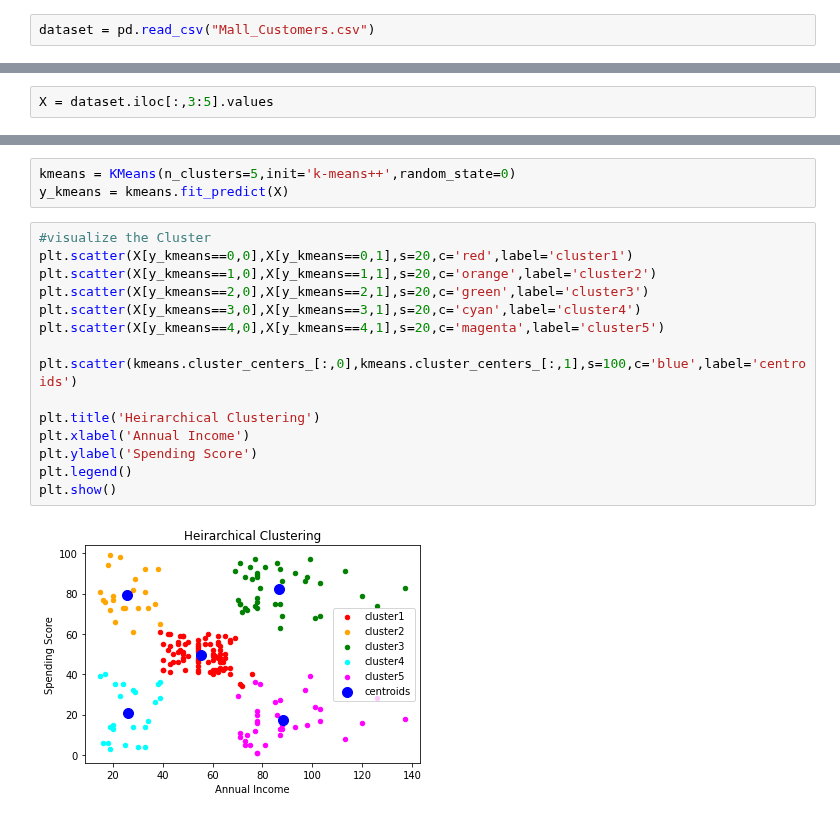
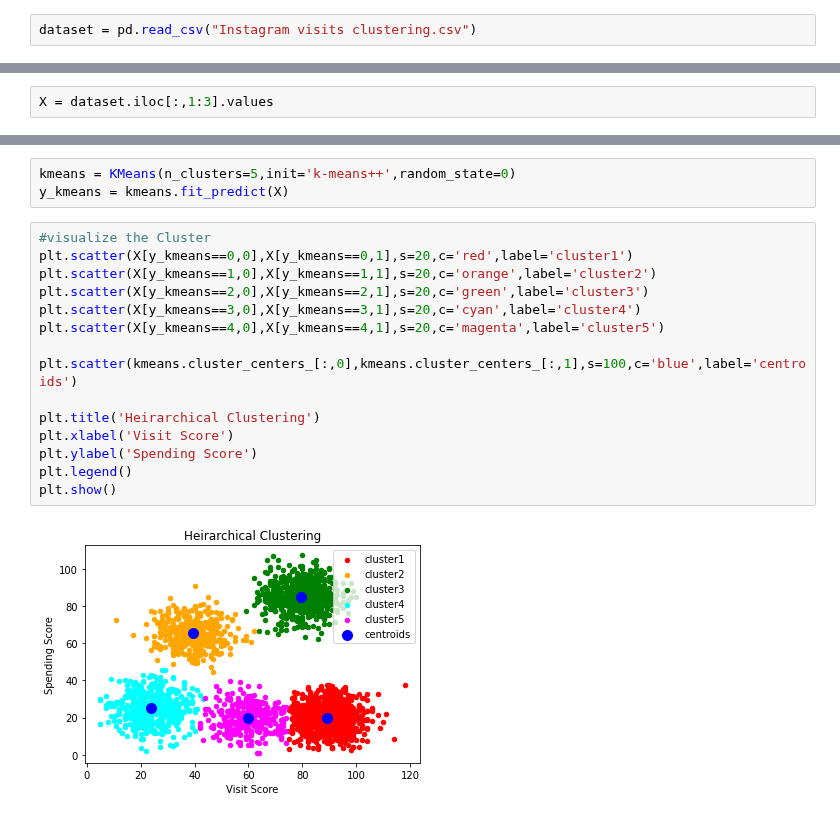
Before and after one commit to hbhalodia/Machine_learning_Algorithms, a Jupyter notebook: Individual_Dataset_KMeans/Individual_Dataset_Kmeans.ipynb, the cells around one changed output, grey strips where cells are left out. Cells and saved outputs as stored; diff of their text form.

```diff
--- a/Individual_Dataset_KMeans/Individual_Dataset_Kmeans.ipynb
+++ b/Individual_Dataset_KMeans/Individual_Dataset_Kmeans.ipynb
@@ -13,7 +13,7 @@ cd /content/drive/"My Drive/Colab Notebooks/K-meansClusteringDataset"
 # %% [output]
 /content/drive/My Drive/Colab Notebooks/K-meansClusteringDataset
 # %%
-dataset = pd.read_csv("Mall_Customers.csv")
+dataset = pd.read_csv("Instagram visits clustering.csv")
 # %%
 dataset
 # %% [output]
@@ -33,5 +33,5 @@ dataset
 # %%
-X = dataset.iloc[:,3:5].values
+X = dataset.iloc[:,1:3].values
 # %%
 X
 # %% [output]
@@ -73,17 +63,17 @@ y_kmeans = kmeans.fit_predict(X)
 # %%
 #visualize the Cluster
 plt.scatter(X[y_kmeans==0,0],X[y_kmeans==0,1],s=20,c='red',label='cluster1')
 plt.scatter(X[y_kmeans==1,0],X[y_kmeans==1,1],s=20,c='orange',label='cluster2')
 plt.scatter(X[y_kmeans==2,0],X[y_kmeans==2,1],s=20,c='green',label='cluster3')
 plt.scatter(X[y_kmeans==3,0],X[y_kmeans==3,1],s=20,c='cyan',label='cluster4')
 plt.scatter(X[y_kmeans==4,0],X[y_kmeans==4,1],s=20,c='magenta',label='cluster5')
 
 plt.scatter(kmeans.cluster_centers_[:,0],kmeans.cluster_centers_[:,1],s=100,c='blue',label='centroids')
 
 plt.title('Heirarchical Clustering')
-plt.xlabel('Annual Income')
+plt.xlabel('Visit Score')
 plt.ylabel('Spending Score')
 plt.legend()
 plt.show()
 # %% [output]
-[figure, old version]
+[figure, new version]
```
Also changed, not shown: parts of 3 cells of this notebook, 7 other files.
